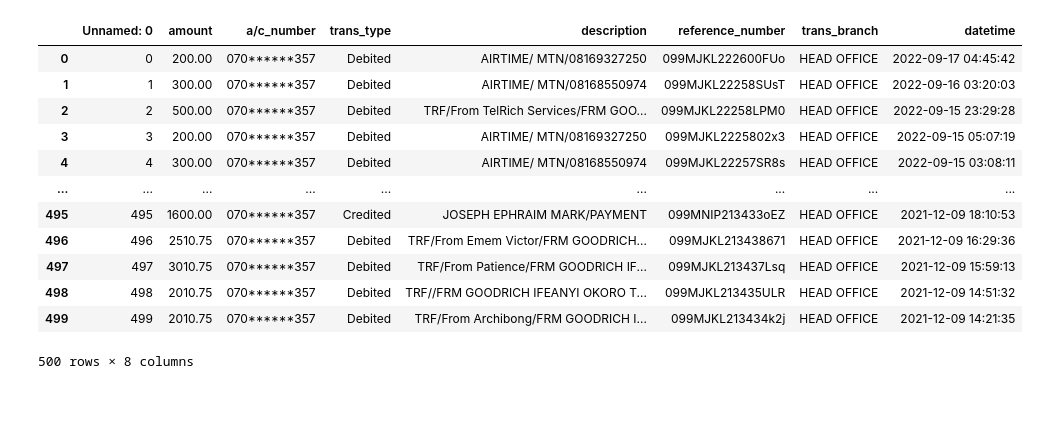
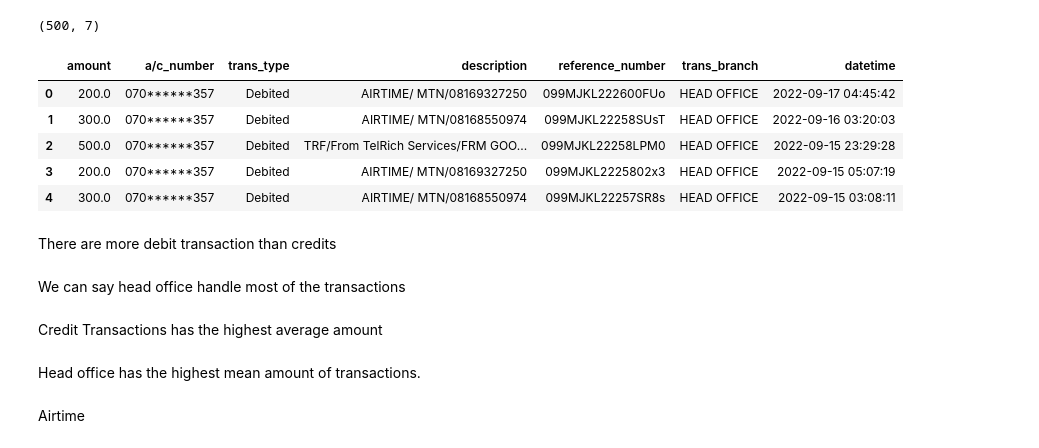
Before and after one commit to TelRich/Gmail_Scrapping_for_Bank_Transactions, a Jupyter notebook: transaction_eda.ipynb, the cells around one changed output. Drawn from its saved outputs; the diff is of its cells as text; code cells hidden in the pictures; blank space fills up the shorter version.

Commit message:
explored the data

```diff
--- a/transaction_eda.ipynb
+++ b/transaction_eda.ipynb
@@ -3,17 +12,14 @@ import pandas as pd
 # %%
-data = pd.read_excel('transaction.xlsx')
-data
+trans = pd.read_excel('transaction.xlsx')
+print(trans.shape)
+trans.head()
 # %% [output]
+(500, 7)
-|  | Unnamed: 0 | amount | a/c_number | trans_type | description | reference_number | trans_branch | datetime |
-| 0 | 0 | 200.00 | 070******357 | Debited | AIRTIME/ MTN/08169327250 | 099MJKL222600FUo | HEAD OFFICE | 2022-09-17 04:45:42 |
-| 1 | 1 | 300.00 | 070******357 | Debited | AIRTIME/ MTN/08168550974 | 099MJKL22258SUsT | HEAD OFFICE | 2022-09-16 03:20:03 |
-| 2 | 2 | 500.00 | 070******357 | Debited | TRF/From TelRich Services/FRM GOO... | 099MJKL22258LPM0 | HEAD OFFICE | 2022-09-15 23:29:28 |
-| 3 | 3 | 200.00 | 070******357 | Debited | AIRTIME/ MTN/08169327250 | 099MJKL2225802x3 | HEAD OFFICE | 2022-09-15 05:07:19 |
-| 4 | 4 | 300.00 | 070******357 | Debited | AIRTIME/ MTN/08168550974 | 099MJKL22257SR8s | HEAD OFFICE | 2022-09-15 03:08:11 |
-| ... | ... | ... | ... | ... | ... | ... | ... | ... |
-| 495 | 495 | 1600.00 | 070******357 | Credited | JOSEPH EPHRAIM MARK/PAYMENT | 099MNIP213433oEZ | HEAD OFFICE | 2021-12-09 18:10:53 |
-| 496 | 496 | 2510.75 | 070******357 | Debited | TRF/From Emem Victor/FRM GOODRICH... | 099MJKL213438671 | HEAD OFFICE | 2021-12-09 16:29:36 |
-| 497 | 497 | 3010.75 | 070******357 | Debited | TRF/From Patience/FRM GOODRICH IF... | 099MJKL213437Lsq | HEAD OFFICE | 2021-12-09 15:59:13 |
-| 498 | 498 | 2010.75 | 070******357 | Debited | TRF//FRM GOODRICH IFEANYI OKORO T... | 099MJKL213435ULR | HEAD OFFICE | 2021-12-09 14:51:32 |
-| 499 | 499 | 2010.75 | 070******357 | Debited | TRF/From Archibong/FRM GOODRICH I... | 099MJKL213434k2j | HEAD OFFICE | 2021-12-09 14:21:35 |
+|  | amount | a/c_number | trans_type | description | reference_number | trans_branch | datetime |
+| 0 | 200.0 | 070******357 | Debited | AIRTIME/ MTN/08169327250 | 099MJKL222600FUo | HEAD OFFICE | 2022-09-17 04:45:42 |
+| 1 | 300.0 | 070******357 | Debited | AIRTIME/ MTN/08168550974 | 099MJKL22258SUsT | HEAD OFFICE | 2022-09-16 03:20:03 |
+| 2 | 500.0 | 070******357 | Debited | TRF/From TelRich Services/FRM GOO... | 099MJKL22258LPM0 | HEAD OFFICE | 2022-09-15 23:29:28 |
+| 3 | 200.0 | 070******357 | Debited | AIRTIME/ MTN/08169327250 | 099MJKL2225802x3 | HEAD OFFICE | 2022-09-15 05:07:19 |
+| 4 | 300.0 | 070******357 | Debited | AIRTIME/ MTN/08168550974 | 099MJKL22257SR8s | HEAD OFFICE | 2022-09-15 03:08:11 |
-500 rows × 8 columns
+# %% [markdown]
+There are more debit transaction than credits
@@ -19,0 +42,2 @@ data
+# %% [markdown]
+We can say head office handle most of the transactions
@@ -19,0 +60,2 @@ data
+# %% [markdown]
+Credit Transactions has the highest average amount
@@ -19,0 +76,2 @@ data
+# %% [markdown]
+Head office has the highest mean amount of transactions.
@@ -19,0 +93,2 @@ data
+# %% [markdown]
+Airtime
```
Also changed, not shown: parts of 9 cells of this notebook.
